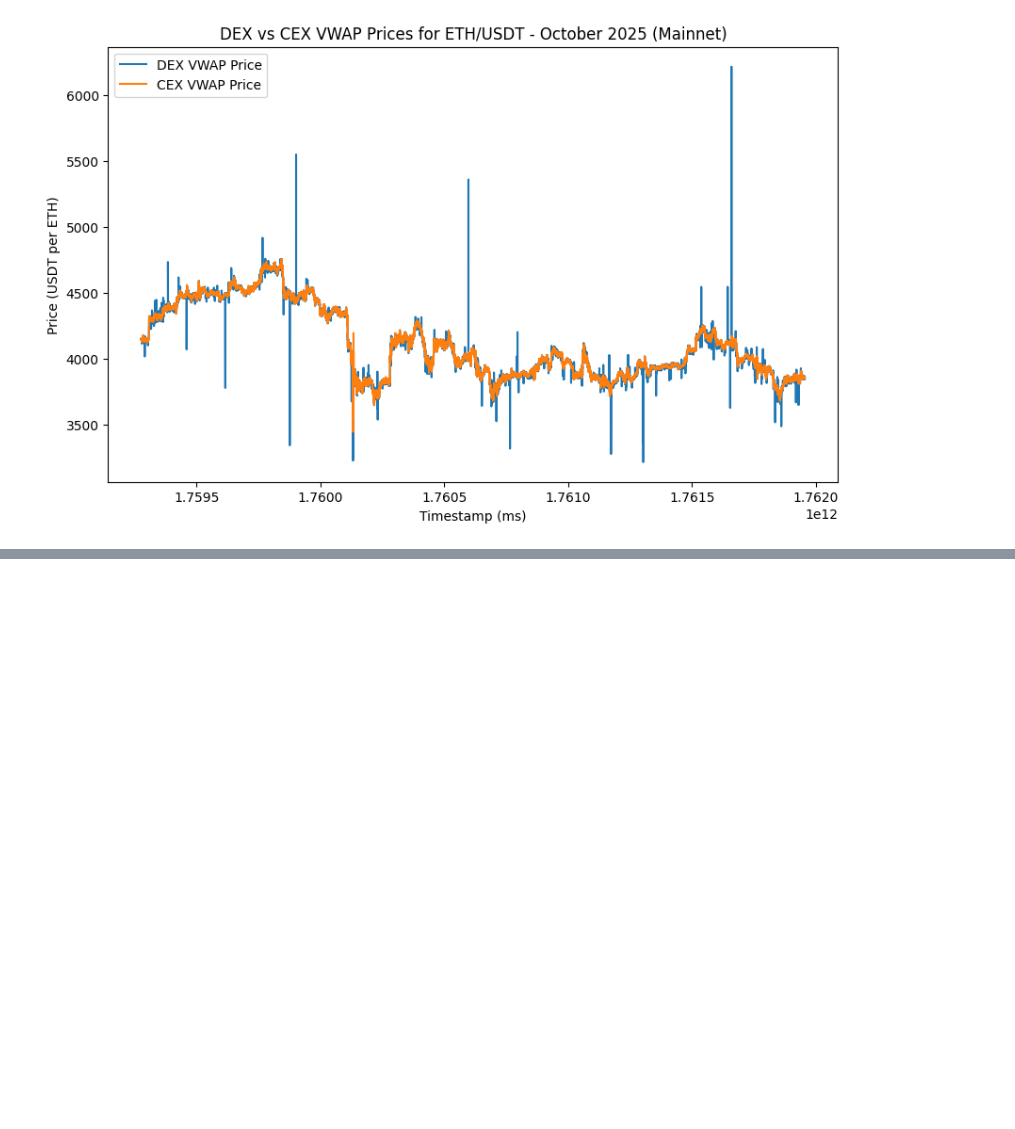
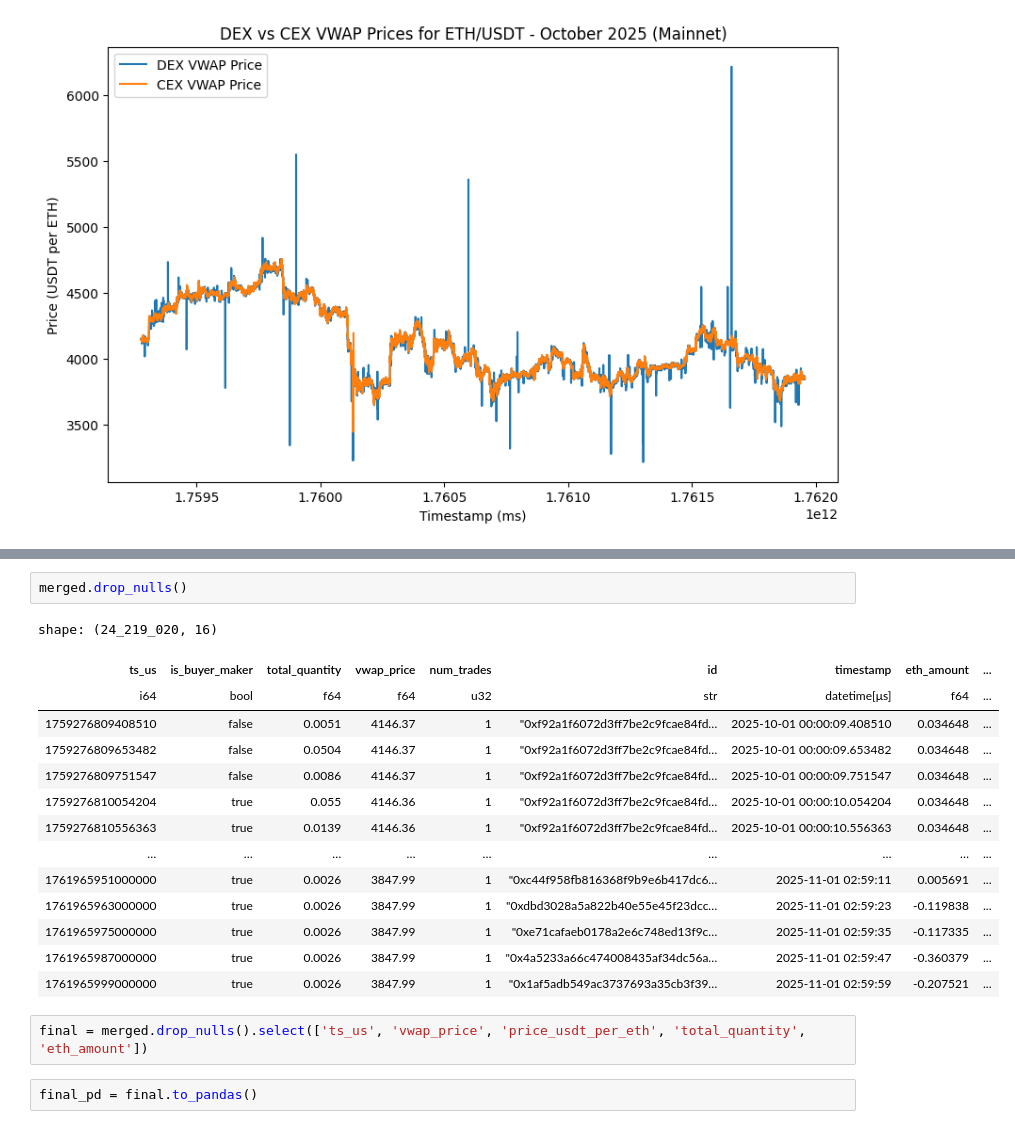
Before and after one commit to 50und/blockchain_final_project_2025, a Jupyter notebook: final_project.ipynb, the cells around one changed output, grey strips where cells are left out. Saved outputs shown, nothing was run; the diff lists cells and outputs as text; blank space fills up the shorter version.

```diff
--- a/final_project.ipynb
+++ b/final_project.ipynb
@@ -2498,0 +2805,21 @@ plt.show()
+# %%
+merged.drop_nulls()
+# %% [output]
+shape: (24_219_020, 16)
+| ts_us | is_buyer_maker | total_quantity | vwap_price | num_trades | id | timestamp | eth_amount | ... |
+| i64 | bool | f64 | f64 | u32 | str | datetime[μs] | f64 | ... |
+| 1759276809408510 | false | 0.0051 | 4146.37 | 1 | "0xf92a1f6072d3ff7be2c9fcae84fd… | 2025-10-01 00:00:09.408510 | 0.034648 | ... |
+| 1759276809653482 | false | 0.0504 | 4146.37 | 1 | "0xf92a1f6072d3ff7be2c9fcae84fd… | 2025-10-01 00:00:09.653482 | 0.034648 | ... |
+| 1759276809751547 | false | 0.0086 | 4146.37 | 1 | "0xf92a1f6072d3ff7be2c9fcae84fd… | 2025-10-01 00:00:09.751547 | 0.034648 | ... |
+| 1759276810054204 | true | 0.055 | 4146.36 | 1 | "0xf92a1f6072d3ff7be2c9fcae84fd… | 2025-10-01 00:00:10.054204 | 0.034648 | ... |
+| 1759276810556363 | true | 0.0139 | 4146.36 | 1 | "0xf92a1f6072d3ff7be2c9fcae84fd… | 2025-10-01 00:00:10.556363 | 0.034648 | ... |
+| … | … | … | … | … | … | … | … | ... |
+| 1761965951000000 | true | 0.0026 | 3847.99 | 1 | "0xc44f958fb816368f9b9e6b417dc6… | 2025-11-01 02:59:11 | 0.005691 | ... |
+| 1761965963000000 | true | 0.0026 | 3847.99 | 1 | "0xdbd3028a5a822b40e55e45f23dcc… | 2025-11-01 02:59:23 | -0.119838 | ... |
+| 1761965975000000 | true | 0.0026 | 3847.99 | 1 | "0xe71cafaeb0178a2e6c748ed13f9c… | 2025-11-01 02:59:35 | -0.117335 | ... |
+| 1761965987000000 | true | 0.0026 | 3847.99 | 1 | "0x4a5233a66c474008435af34dc56a… | 2025-11-01 02:59:47 | -0.360379 | ... |
+| 1761965999000000 | true | 0.0026 | 3847.99 | 1 | "0x1af5adb549ac3737693a35cb3f39… | 2025-11-01 02:59:59 | -0.207521 | ... |
+# %%
+final = merged.drop_nulls().select(['ts_us', 'vwap_price', 'price_usdt_per_eth', 'total_quantity', 'eth_amount'])
+# %%
+final_pd = final.to_pandas()
```
Also changed, not shown: parts of 28 cells of this notebook.
